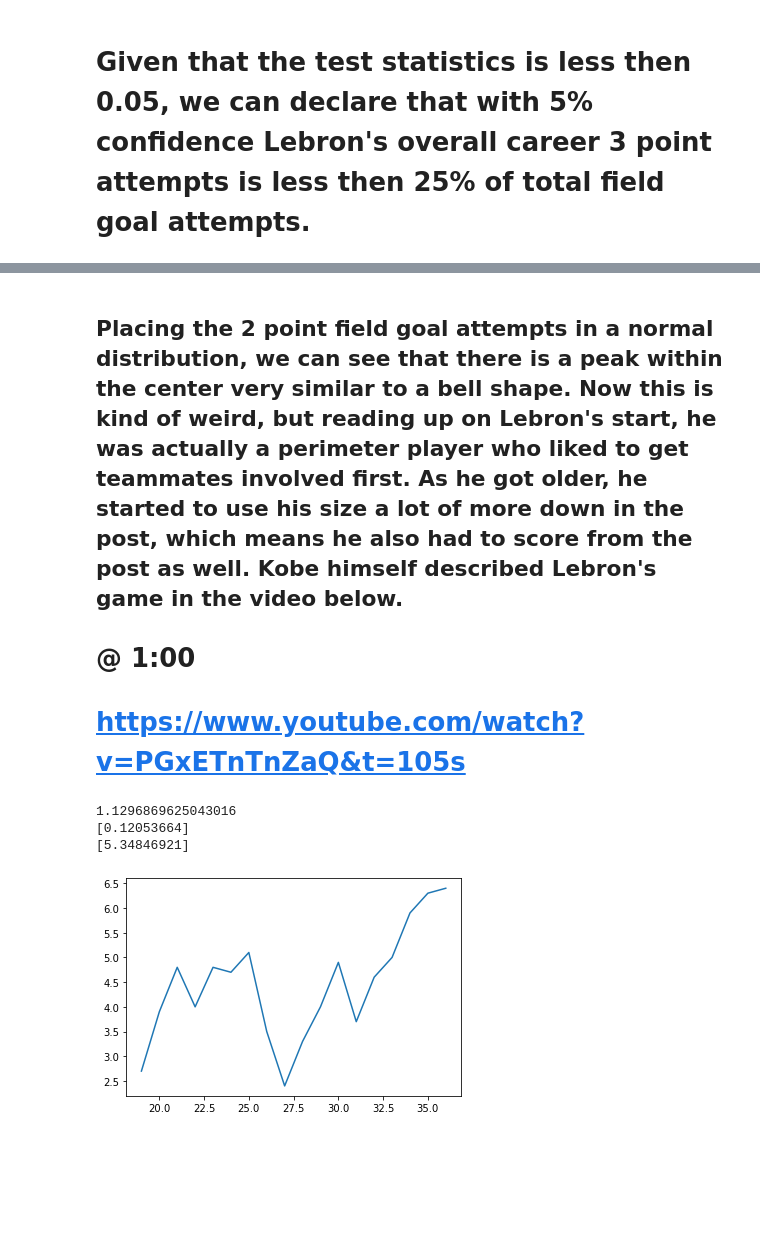
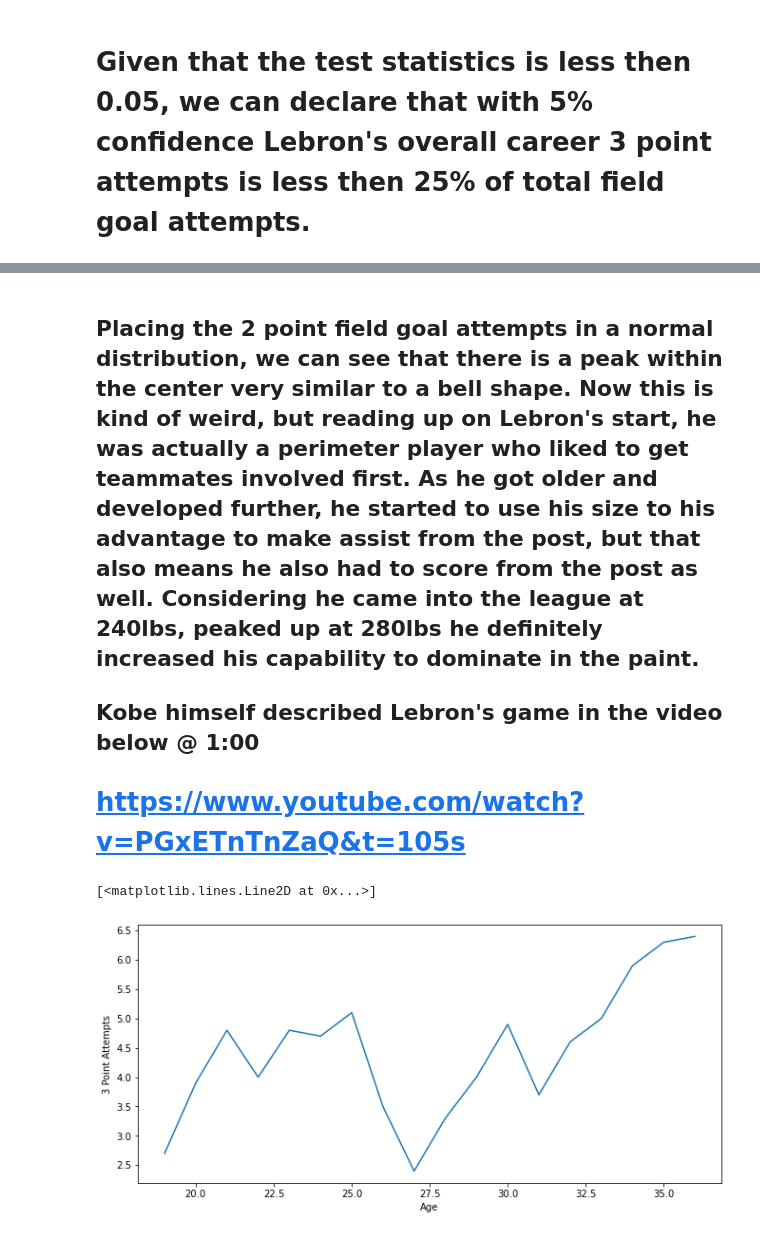
Before and after one commit to andrew-rong/Data-Work, a Jupyter notebook: Data Analysis/Lebron Analysis/Analysis.ipynb, the cells around one changed output, grey strips where cells are left out. Cells and saved outputs as stored; diff of their text form; code cells hidden in the pictures; blank space fills up the shorter version.

```diff
--- a/Data Analysis/Lebron Analysis/Analysis.ipynb
+++ b/Data Analysis/Lebron Analysis/Analysis.ipynb
@@ -7,7 +7,10 @@ import matplotlib as mpl
 import matplotlib.pyplot as plt
 import seaborn as sns
 import scipy
+from statsmodels.graphics.gofplots import qqplot
 from sklearn.linear_model import LinearRegression
+from sklearn.preprocessing import PolynomialFeatures
+mpl.rcParams['figure.figsize'] = [11, 5]
 # %%
 df = pd.read_csv("Lebron Data.csv")
 df_s = df.head(18)
@@ -73,18 +81,17 @@ sns.distplot(df_s['2PA'], bins=9)
 # %% [markdown]
-## Placing the 2 point field goal attempts in a normal distribution, we can see that there is a peak within the center very similar to a bell shape. Now this is kind of weird, but reading up on Lebron's start, he was actually a perimeter player who liked to get teammates involved first. As he got older, he started to use his size a lot of more down in the post, which means he also had to score from the post as well. Kobe himself described Lebron's game in the video below.
-
-# @ 1:00
+## Placing the 2 point field goal attempts in a normal distribution, we can see that there is a peak within the center very similar to a bell shape. Now this is kind of weird, but reading up on Lebron's start, he was actually a perimeter player who liked to get teammates involved first. As he got older and developed further, he started to use his size to his advantage to make assist from the post, but that also means he also had to score from the post as well. Considering he came into the league at 240lbs, peaked up at 280lbs he definitely increased his capability to dominate in the paint.
+## Kobe himself described Lebron's game in the video below @ 1:00
 # https://www.youtube.com/watch?v=PGxETnTnZaQ&t=105s
 # %%
 age = df_s["Age"].values.reshape(-1,1)
 y = df_s["3PA"]
 model = LinearRegression().fit(age, y)
+plt.xlabel("Age")
+plt.ylabel("3 Point Attempts")
 plt.plot(age, y)
-print(model.intercept_)
-print(model.coef_)
-print(model.coef_ * 35 + model.intercept_)
+#print(model.intercept_)
+#print(model.coef_)
+#print(model.coef_ * 35 + model.intercept_)
 # %% [output]
-1.1296869625043016
-[0.12053664]
-[5.34846921]
+[<matplotlib.lines.Line2D at 0x...>]
-[figure, old version]
+[figure, new version]
```
Also changed, not shown: parts of 7 cells of this notebook.
